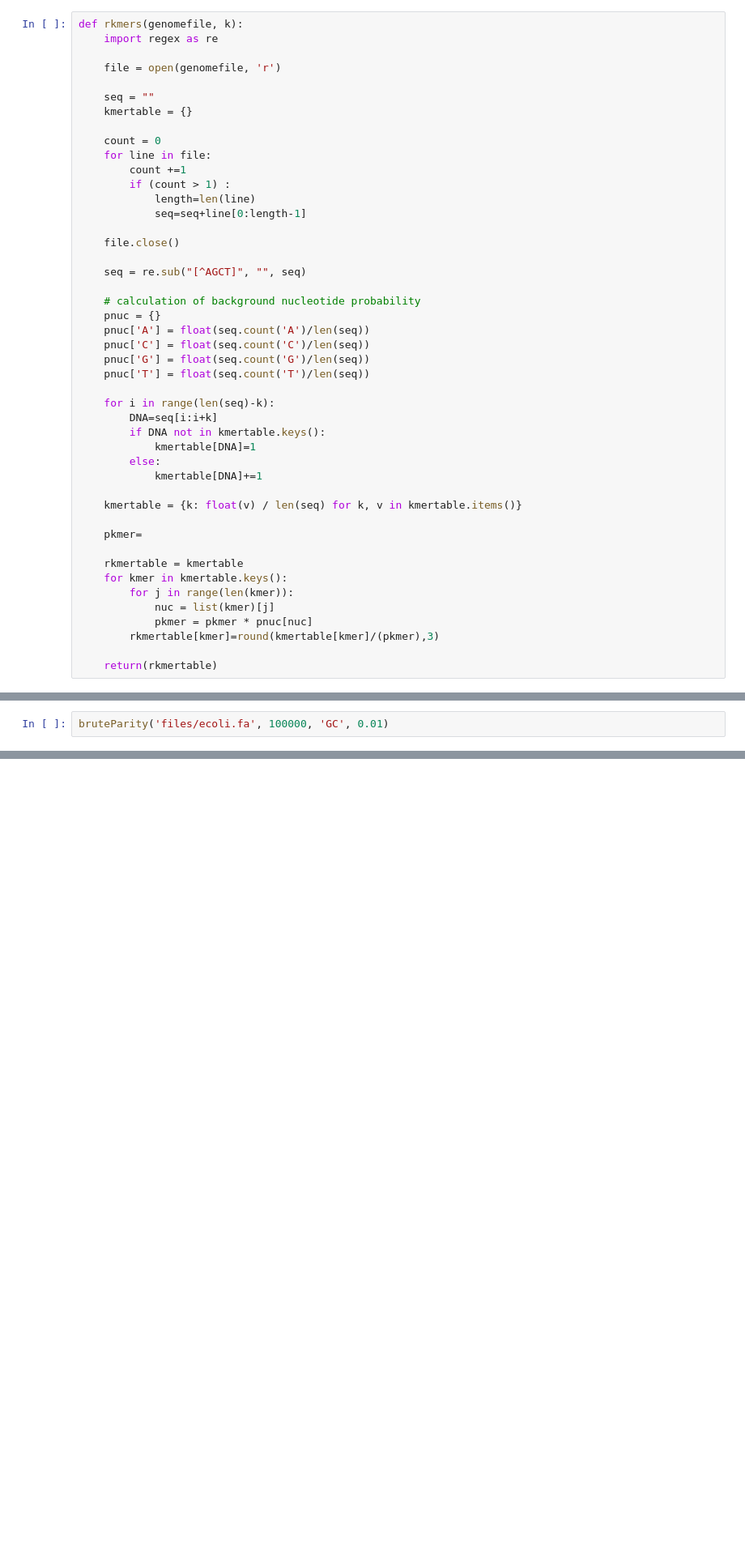
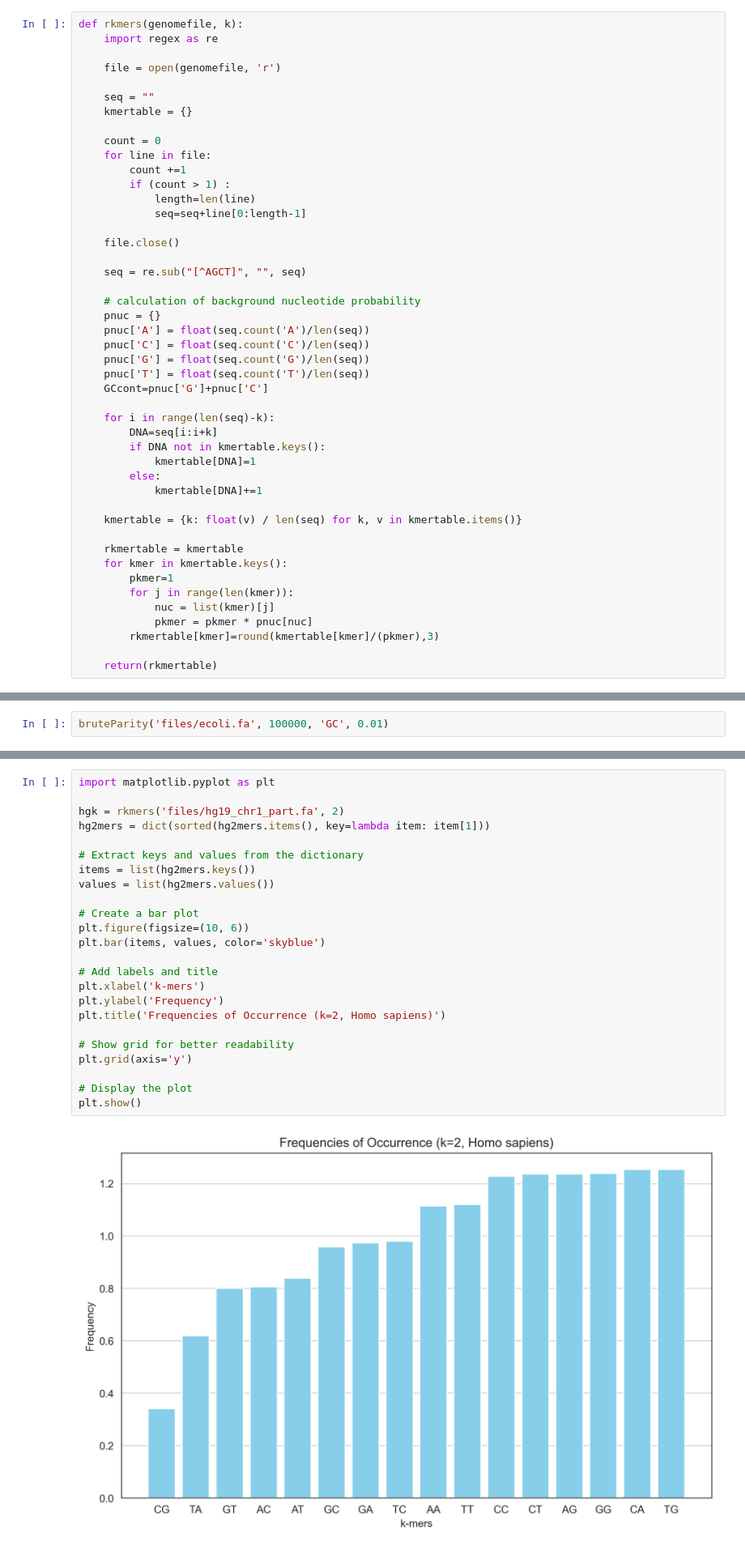
Before and after one commit to christoforos-nikolaou/BC205, a Jupyter notebook: Chapter_02_Sequence_Analysis.ipynb, the cells around one changed output, grey strips where cells are left out. Shown at 81% size. Drawn from its saved outputs; the diff is of its cells as text; blank space fills up the shorter version.

```diff
--- a/Chapter_02_Sequence_Analysis.ipynb
+++ b/Chapter_02_Sequence_Analysis.ipynb
@@ -547,6 +704,7 @@ def rkmers(genomefile, k):
     pnuc['C'] = float(seq.count('C')/len(seq))
     pnuc['G'] = float(seq.count('G')/len(seq))
     pnuc['T'] = float(seq.count('T')/len(seq))
+    GCcont=pnuc['G']+pnuc['C']
 
     for i in range(len(seq)-k):
         DNA=seq[i:i+k]
@@ -557,10 +715,9 @@ def rkmers(genomefile, k):
 
     kmertable = {k: float(v) / len(seq) for k, v in kmertable.items()}
 
-    pkmer=
-
     rkmertable = kmertable
     for kmer in kmertable.keys():
+        pkmer=1
         for j in range(len(kmer)):
             nuc = list(kmer)[j]
             pkmer = pkmer * pnuc[nuc]
@@ -838,0 +1055,26 @@ We can think of a way that proceeds iteratively by narrowing down the space wher
+# %%
+import matplotlib.pyplot as plt
+
+hgk = rkmers('files/hg19_chr1_part.fa', 2)
+hg2mers = dict(sorted(hg2mers.items(), key=lambda item: item[1]))
+
+# Extract keys and values from the dictionary
+items = list(hg2mers.keys())
+values = list(hg2mers.values())
+
+# Create a bar plot
+plt.figure(figsize=(10, 6))
+plt.bar(items, values, color='skyblue')
+
+# Add labels and title
+plt.xlabel('k-mers')
+plt.ylabel('Frequency')
+plt.title('Frequencies of Occurrence (k=2, Homo sapiens)')
+
+# Show grid for better readability
+plt.grid(axis='y')
+
+# Display the plot
+plt.show()
+# %% [output]
+[figure, added]
```
Also changed, not shown: parts of 25 cells of this notebook, 7 other files.
